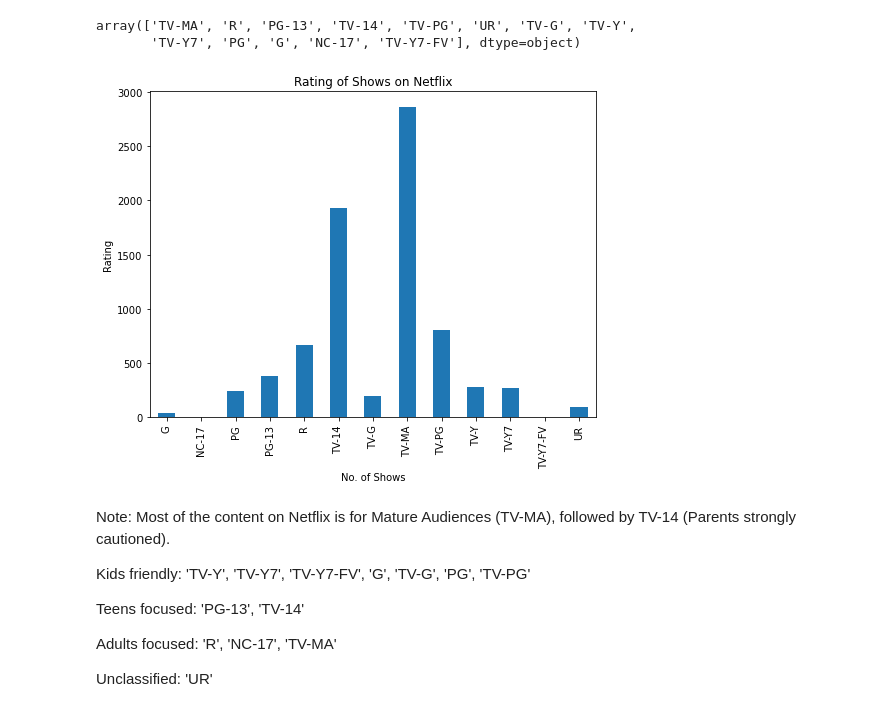
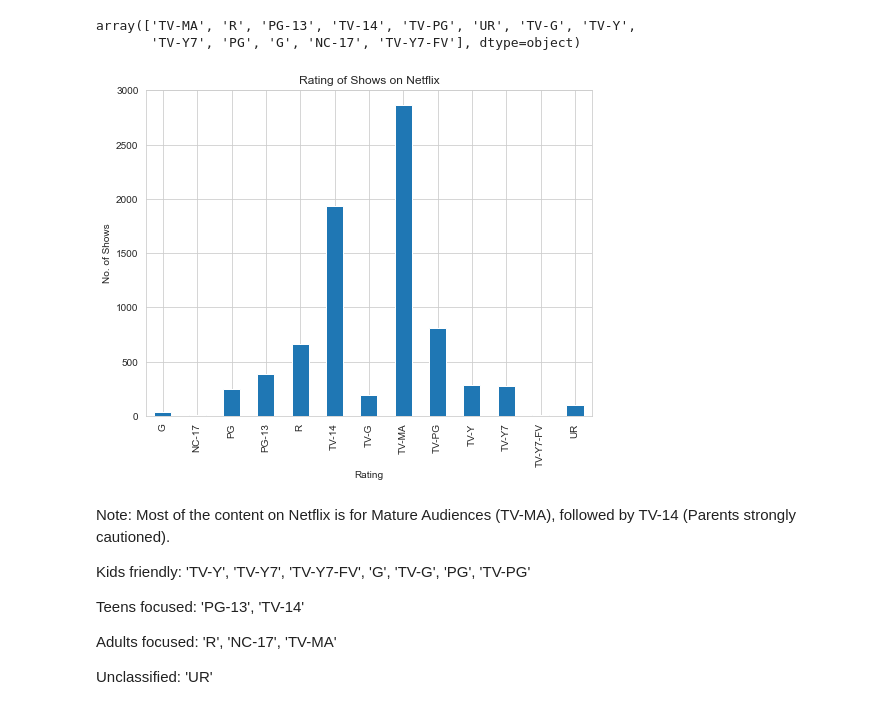
Before and after one commit to cjonwei/GA_Final_Project, a Jupyter notebook: eda.ipynb, the cells around one changed output. Cells and saved outputs as stored; diff of their text form; code cells hidden in the pictures.

```diff
--- a/eda.ipynb
+++ b/eda.ipynb
@@ -78,6 +76,6 @@ array(['Brazil', 'Mexico', 'Singapore', 'United States', 'Turkey',
 # %% [markdown]
 Dates: Some information classified as object but are infact dates... will need to change these.
 # %%
-netflix_titles['release_year'] = netflix_titles['release_year'].astype(str)
-netflix_titles['release_year'] = pd.to_datetime(netflix_titles['release_year'])
-netflix_titles['release_year'].dt.year
+#netflix_titles['release_year'] = netflix_titles['release_year'].astype(str)
+#netflix_titles['release_year'] = pd.to_datetime(netflix_titles['release_year'])
+#netflix_titles['release_year'].dt.year
@@ -252,0 +278,22 @@ plt.title('Show Split by Years');
+# %%
+def release(release_date):
+    if 1960<=release_date<=1990:
+        return 'Very old'
+    elif 1990<release_date<=2000:
+        return 'Old'
+    elif 2000<release_date<=2015:
+        return 'Early 21st century'
+    elif 2015<release_date<=2021:
+        return 'New'
+    else:
+        return None
+
+netflix_titles['Movie_release_type'] = netflix_titles['release_year'].apply(release)
+# %%
+print(netflix_titles.groupby('Movie_release_type').type.value_counts())
+sns.set_style('whitegrid')
+plt.figure(figsize=(12,6))
+sns.countplot(x=netflix_titles['Movie_release_type'],hue=netflix_titles['type'])
+plt.xlabel('Release Types')
+plt.ylabel('Number of Shows')
+plt.title('Netflix Content Age');
@@ -262,11 +361,11 @@ array(['TV-MA', 'R', 'PG-13', 'TV-14', 'TV-PG', 'UR', 'TV-G', 'TV-Y',
 # %%
 plt.figure(figsize=(8,6))
 netflix_titles['rating'].value_counts().sort_index().plot(kind='bar')
-plt.xlabel('No. of Shows')
-plt.ylabel('Rating')
+plt.xlabel('Rating')
+plt.ylabel('No. of Shows')
 plt.title('Rating of Shows on Netflix');
 # %% [output]
-[figure, old version]
+[figure, new version]
 # %% [markdown]
 Note: Most of the content on Netflix is for Mature Audiences (TV-MA), followed by TV-14 (Parents strongly cautioned).
 
```
Also changed, not shown: parts of 32 cells of this notebook.
